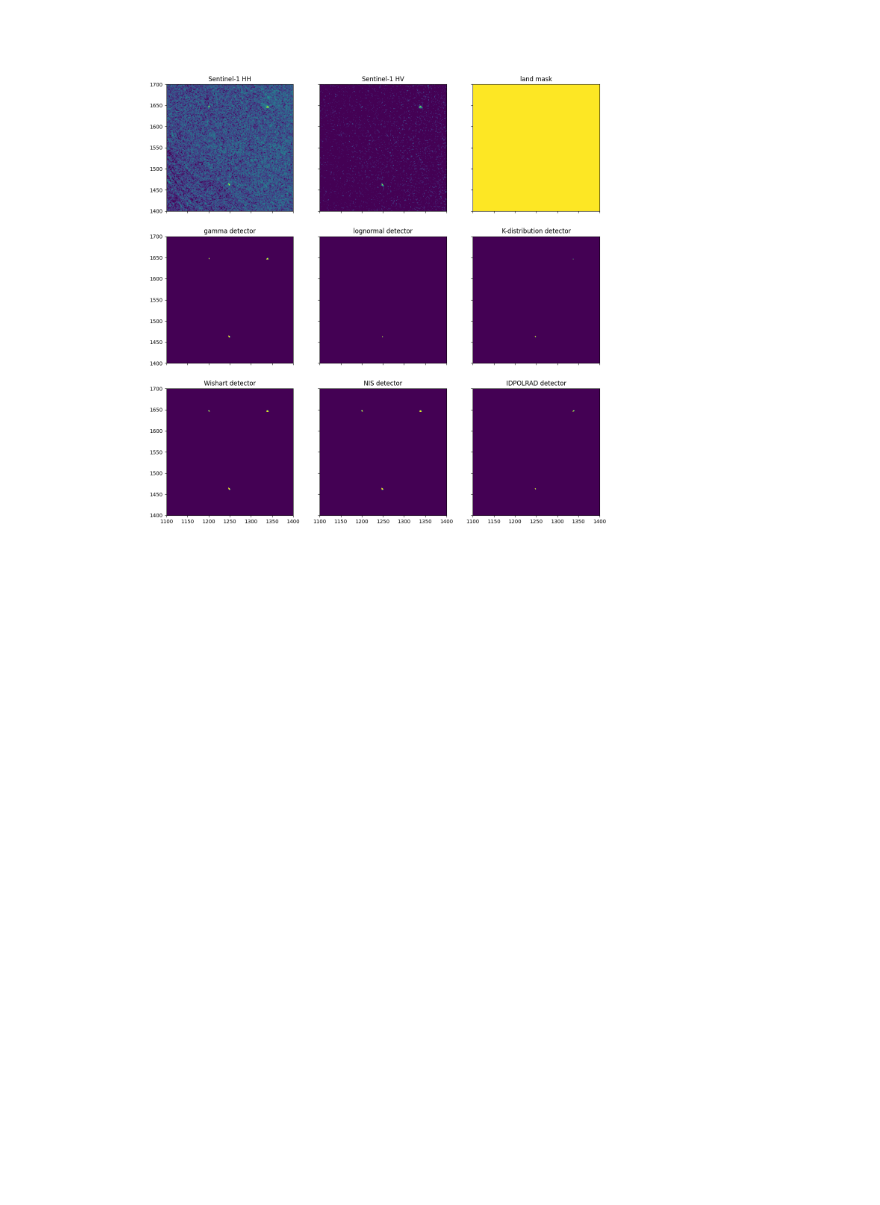
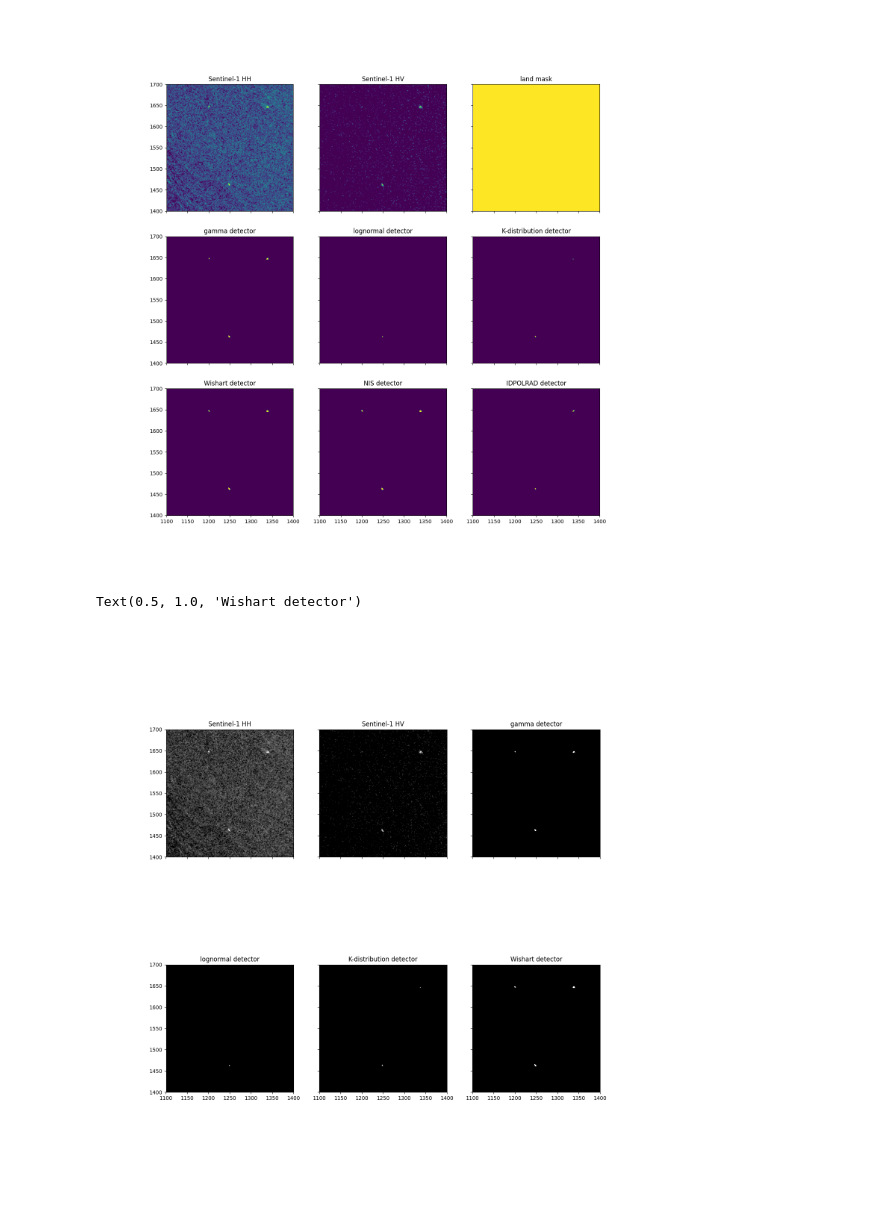
Before and after one commit to panu-hietanen/cfar-object-detection, a Jupyter notebook: CFAR-Demo.ipynb, the cells around one changed output. Cells and saved outputs as stored; diff of their text form; code cells hidden in the pictures; blank space fills up the shorter version.

```diff
--- a/CFAR-Demo.ipynb
+++ b/CFAR-Demo.ipynb
@@ -173,3 +173,30 @@ ax[2,2].set_title('IDPOLRAD detector')
 # %% [output]
 Text(0.5, 1.0, 'IDPOLRAD detector')
 [figure]
+# %%
+### Plot the results
+
+fig, ax = plt.subplots(2,3, sharex=True, sharey=True, figsize=(15,15))
+
+ax[0,0].imshow(db_image[0,...], vmin=-30, vmax=-5, cmap='gray')
+ax[0,0].set_title('Sentinel-1 HH')
+ax[0,0].set_xlim(xlim)
+ax[0,0].set_ylim(ylim)
+
+ax[0,1].imshow(db_image[1,...], vmin=-35, vmax=-15, cmap='gray')
+ax[0,1].set_title('Sentinel-1 HV')
+
+ax[0,2].imshow(gamma_outliers, cmap='gray')
+ax[0,2].set_title('gamma detector')
+
+ax[1,0].imshow(lognormal_outliers, cmap='gray')
+ax[1,0].set_title('lognormal detector')
+
+ax[1,1].imshow(k_outliers, cmap='gray')
+ax[1,1].set_title('K-distribution detector')
+
+ax[1,2].imshow(wishart_outliers, cmap='gray')
+ax[1,2].set_title('Wishart detector')
+# %% [output]
+Text(0.5, 1.0, 'Wishart detector')
+[figure, added]
```
Also changed, not shown: parts of 2 cells of this notebook.
